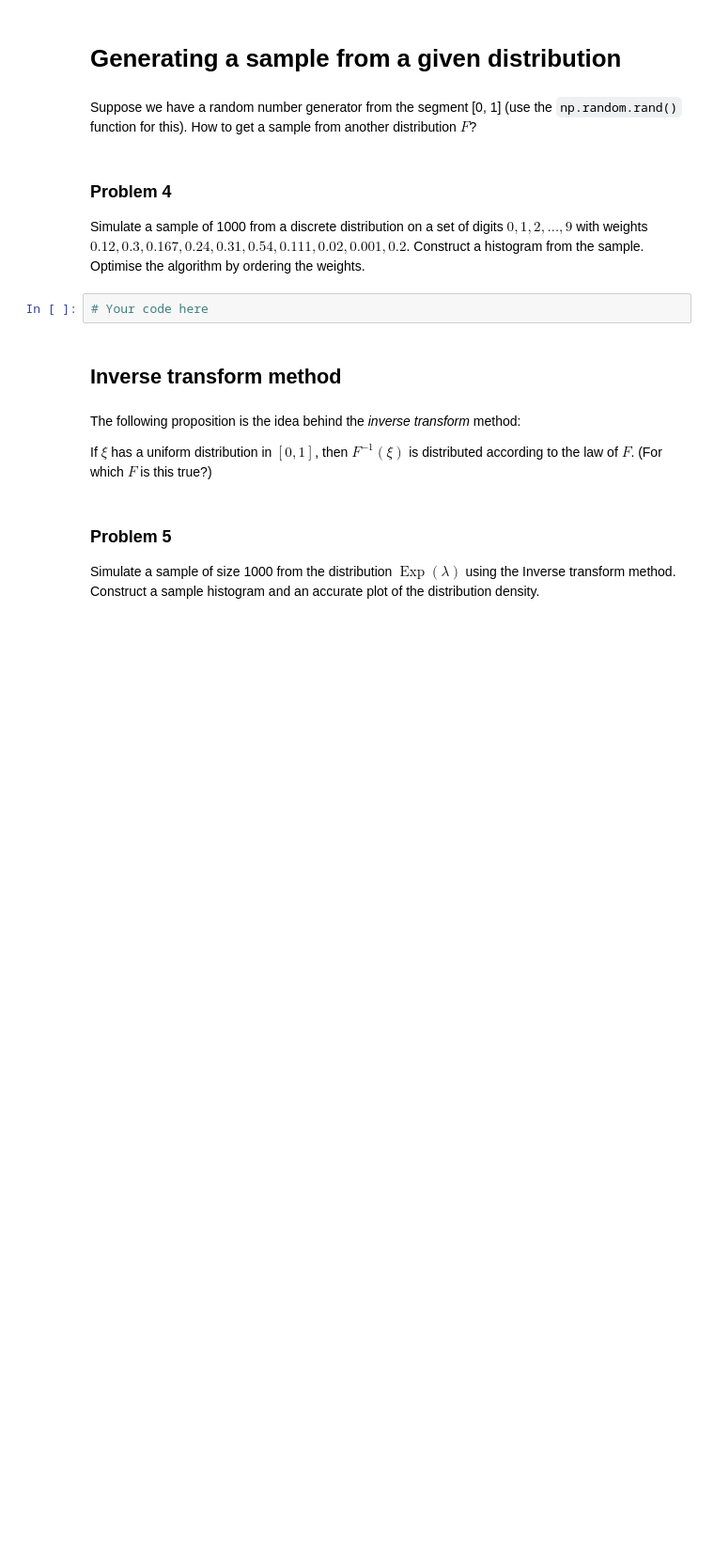
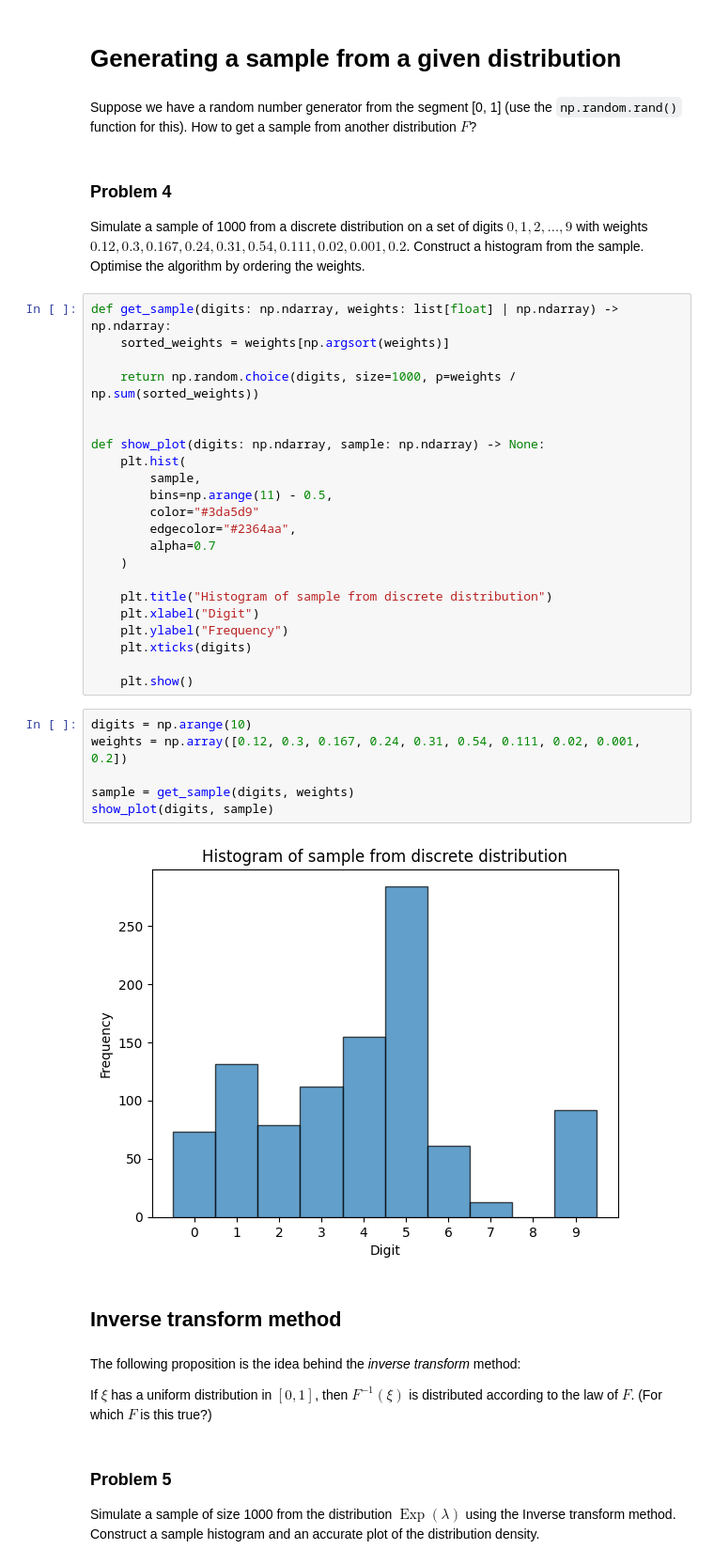
Before and after one commit to ErikRusanov/statistics, a Jupyter notebook: 3_random.ipynb, the cells around one changed output. Shown at 94% size. Cells and saved outputs as stored; diff of their text form; blank space fills up the shorter version.

```diff
--- a/3_random.ipynb
+++ b/3_random.ipynb
@@ -325,8 +288,36 @@ Suppose we have a random number generator from the segment [0, 1] (use the `np.r
 # %% [markdown]
 ### Problem 4
 Simulate a sample of 1000 from a discrete distribution on a set of digits $0, 1, 2, \ldots, 9$ with weights $0.12, 0.3, 0.167, 0.24, 0.31, 0.54, 0.111, 0.02, 0.001, 0.2$. Construct a histogram from the sample. Optimise the algorithm by ordering the weights.
-# %%
-# Your code here
+# %%
+def get_sample(digits: np.ndarray, weights: list[float] | np.ndarray) -> np.ndarray:
+    sorted_weights = weights[np.argsort(weights)]
+
+    return np.random.choice(digits, size=1000, p=weights / np.sum(sorted_weights))
+
+
+def show_plot(digits: np.ndarray, sample: np.ndarray) -> None:
+    plt.hist(
+        sample,
+        bins=np.arange(11) - 0.5,
+        color="#3da5d9"
+        edgecolor="#2364aa",
+        alpha=0.7
+    )
+
+    plt.title("Histogram of sample from discrete distribution")
+    plt.xlabel("Digit")
+    plt.ylabel("Frequency")
+    plt.xticks(digits)
+
+    plt.show()
+# %%
+digits = np.arange(10)
+weights = np.array([0.12, 0.3, 0.167, 0.24, 0.31, 0.54, 0.111, 0.02, 0.001, 0.2])
+
+sample = get_sample(digits, weights)
+show_plot(digits, sample)
+# %% [output]
+[figure, added]
 # %% [markdown]
 ## Inverse transform method
 # %% [markdown]
```
Also changed, not shown: parts of 4 cells of this notebook.
